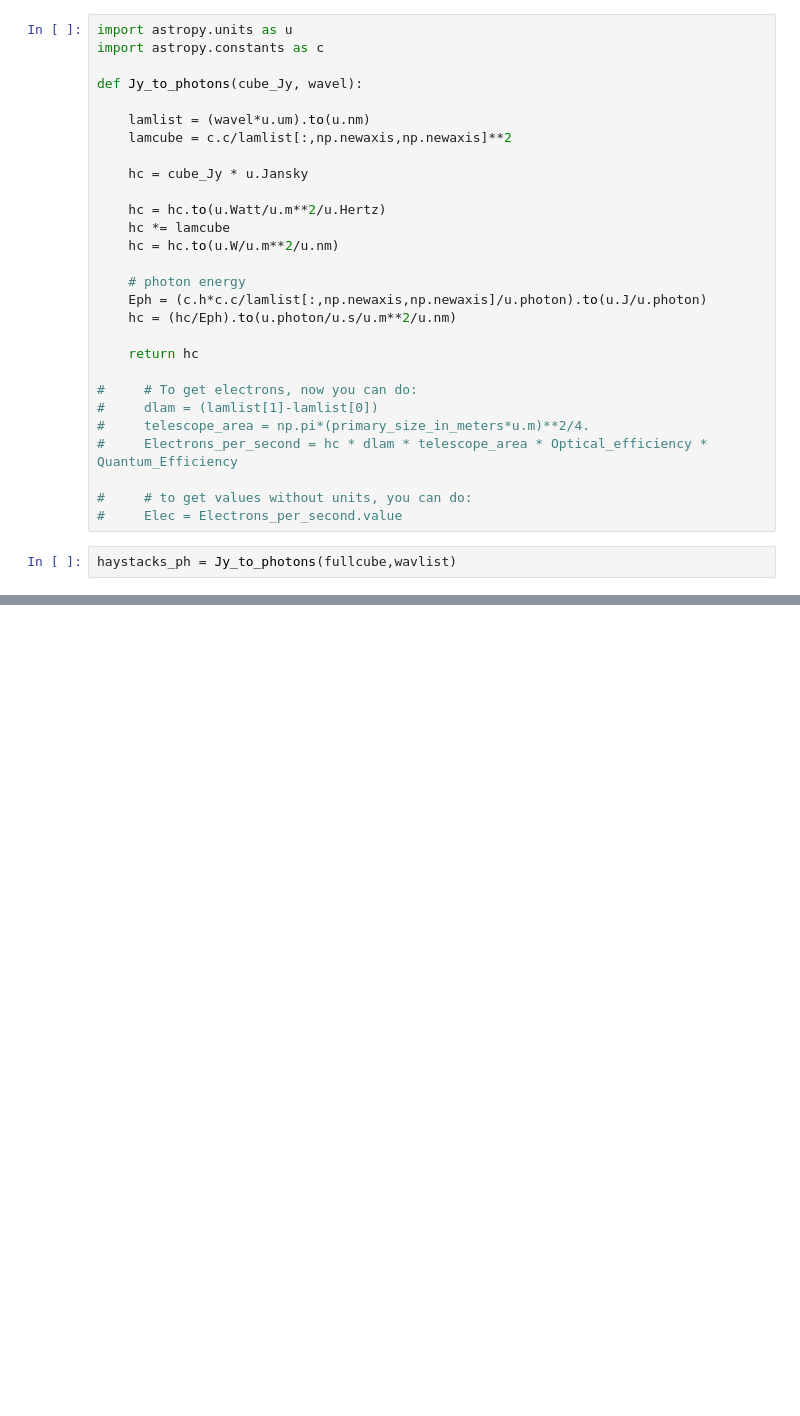
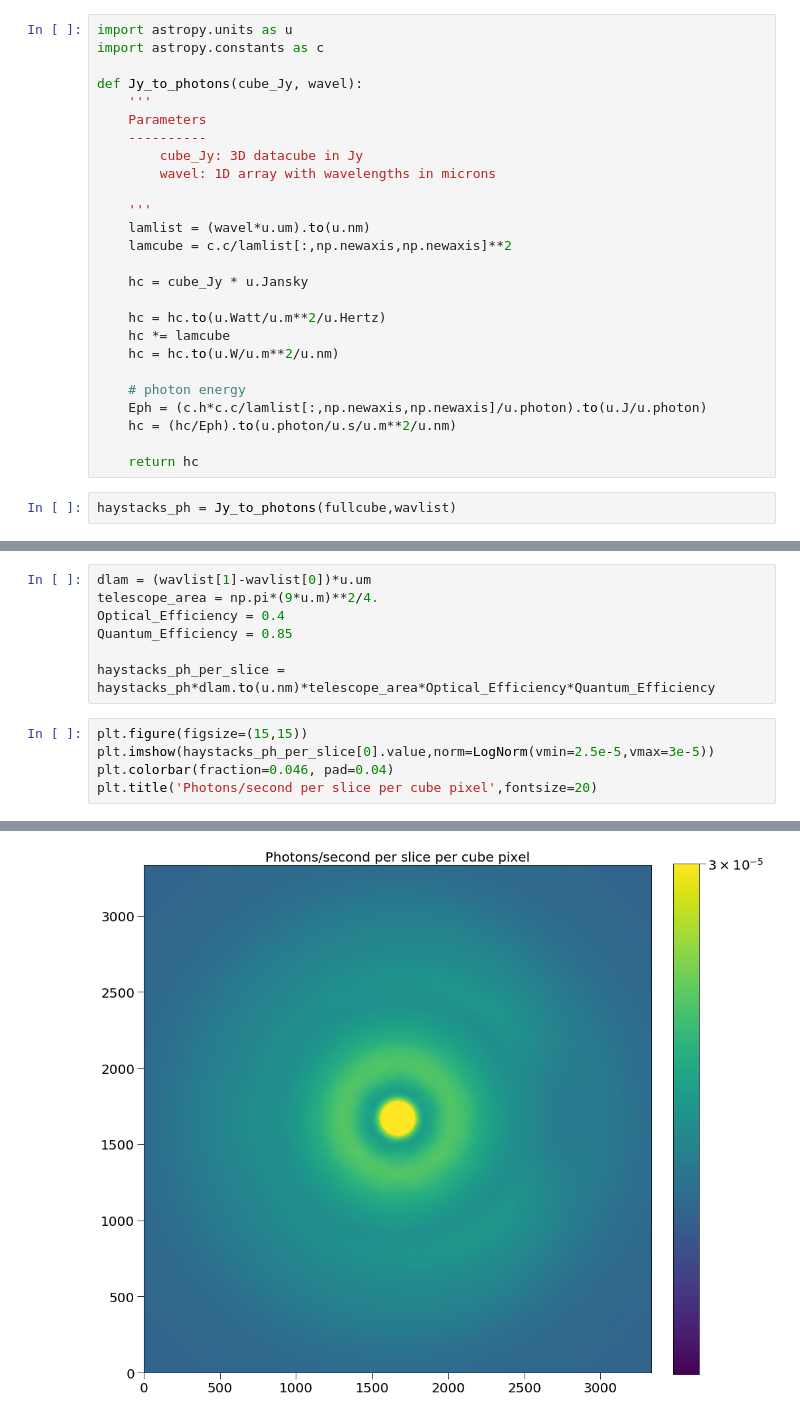
Before and after one commit to mjrfringes/haystacks, a Jupyter notebook: HaystacksProcessing.ipynb, the cells around one changed output, grey strips where cells are left out. Saved outputs shown, nothing was run; the diff lists cells and outputs as text; blank space fills up the shorter version.

Commit message:
Added conversion section to Haystacks notebook

```diff
--- a/HaystacksProcessing.ipynb
+++ b/HaystacksProcessing.ipynb
@@ -190,7 +190,13 @@ import astropy.units as u
 import astropy.constants as c
 
 def Jy_to_photons(cube_Jy, wavel):
+    '''
+    Parameters
+    ----------
+        cube_Jy: 3D datacube in Jy
+        wavel: 1D array with wavelengths in microns
 
+    '''
     lamlist = (wavel*u.um).to(u.nm)
     lamcube = c.c/lamlist[:,np.newaxis,np.newaxis]**2
 
@@ -205,14 +211,6 @@ def Jy_to_photons(cube_Jy, wavel):
     hc = (hc/Eph).to(u.photon/u.s/u.m**2/u.nm)
 
     return hc
-
-#     # To get electrons, now you can do:
-#     dlam = (lamlist[1]-lamlist[0])
-#     telescope_area = np.pi*(primary_size_in_meters*u.m)**2/4.
-#     Electrons_per_second = hc * dlam * telescope_area * Optical_efficiency * Quantum_Efficiency
-
-#     # to get values without units, you can do:
-#     Elec = Electrons_per_second.value
 # %%
 haystacks_ph = Jy_to_photons(fullcube,wavlist)
 # %%
@@ -221,0 +222,13 @@ ph / (m2 nm s)
+# %%
+dlam = (wavlist[1]-wavlist[0])*u.um
+telescope_area = np.pi*(9*u.m)**2/4.
+Optical_Efficiency = 0.4
+Quantum_Efficiency = 0.85
+
+haystacks_ph_per_slice = haystacks_ph*dlam.to(u.nm)*telescope_area*Optical_Efficiency*Quantum_Efficiency
+# %%
+plt.figure(figsize=(15,15))
+plt.imshow(haystacks_ph_per_slice[0].value,norm=LogNorm(vmin=2.5e-5,vmax=3e-5))
+plt.colorbar(fraction=0.046, pad=0.04)
+plt.title('Photons/second per slice per cube pixel',fontsize=20)
+# %% [output]
@@ -221,0 +236 @@ ph / (m2 nm s)
+[figure, added]
```
Also changed, not shown: parts of 13 cells of this notebook.
